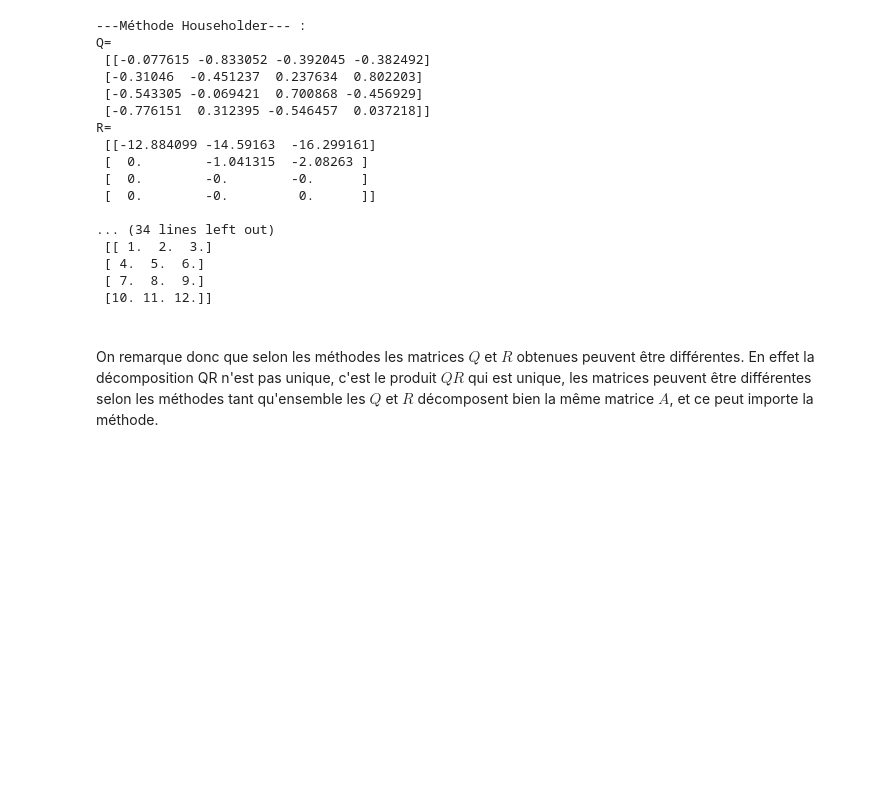
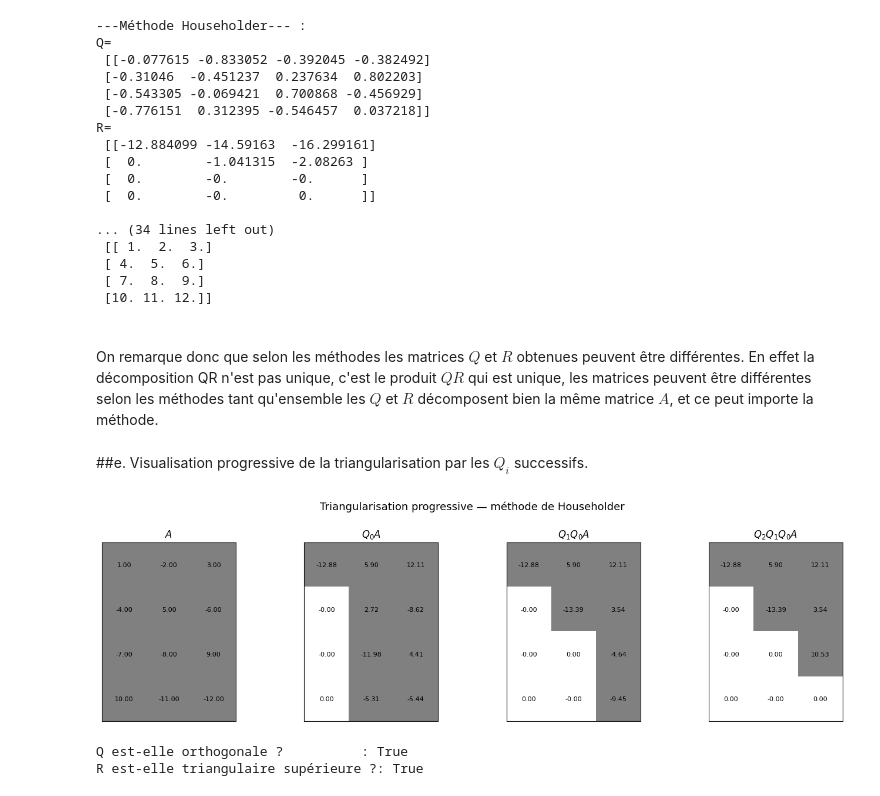
Before and after one commit to PhD-Brown/PHY-3500, a Jupyter notebook: TP_3/draft_Neri.ipynb, the cells around one changed output. Cells and saved outputs as stored; diff of their text form; code cells hidden in the pictures; blank space fills up the shorter version.

```diff
--- a/TP_3/draft_Neri.ipynb
+++ b/TP_3/draft_Neri.ipynb
@@ -393,3 +393,63 @@ R=
 # %% [markdown]
 \
 On remarque donc que selon les méthodes les matrices $Q$ et $R$ obtenues peuvent être différentes. En effet la décomposition QR n'est pas unique, c'est le produit $QR$ qui est unique, les matrices peuvent être différentes selon les méthodes tant qu'ensemble les $Q$ et $R$ décomposent bien la même matrice $A$, et ce peut importe la méthode.
+# %% [markdown]
+##e. Visualisation progressive de la triangularisation par les $Q_i$ successifs.
+# %%
+
+A = np.array([[ 1.,  -2.,   3.],
+              [-4.,   5.,  -6.],
+              [-7.,  -8.,   9.],
+              [10., -11., -12.]])
+
+def householder_steps(A):
+    """Retourne les matrices intermédiaires à chaque étape de Householder."""
+    A = A.astype(float)
+    m, n = A.shape
+    current = A.copy()
+    steps = [current.copy()]
+
+    for i in range(n):      #Pratiquement la même chose que pour householder_qr(), mais on n'accumule pour avoir Q, on sauvegarde dans "steps" le produit matriciel à chaque itération
+        x = current[i:, i]
+        sign = 1.0 if x[0] >= 0 else -1.0
+        v = sign * np.linalg.norm(x) * np.eye(len(x), 1).flatten() + x
+        if v @ v < 1e-14:
+            steps.append(current.copy())
+            continue
+        H = np.eye(len(x)) - 2 * np.outer(v, v) / (v @ v)
+        current[i:, i:] = H @ current[i:, i:]
+        steps.append(current.copy())
+
+    return steps
+
+#Graphique présentant la triangularisation progressive
+from matplotlib.colors import ListedColormap
+cmap = ListedColormap(["white", "gray"]) # ColorMap discrète : soit blanc soit gris, pas de nuance
+
+steps = householder_steps(A)
+labels = ["$A$", "$Q_0 A$", "$Q_1 Q_0 A$", "$Q_2 Q_1 Q_0 A$"]
+
+fig, axes = plt.subplots(1, len(steps), figsize=(14, 4))
+
+for ax, mat, label in zip(axes, steps, labels):
+    masque = (~np.isclose(mat, 0)).astype(float) #nouvelle matrice ou les valeurs nulles restent 0.0, et les non-nulles deviennet 1.0
+    ax.imshow(masque, cmap=cmap, vmin=0, vmax=1) #blanc pour les valeurs nulles, gris pour les valeurs non-nulles
+    ax.set_title(label, fontsize=12)
+    for r in range(mat.shape[0]):
+        for c in range(mat.shape[1]):
+            ax.text(c, r, f"{mat[r, c]:.2f}", ha='center', va='center', fontsize=8)
+    ax.set_xticks([])
+    ax.set_yticks([])
+
+plt.suptitle("Triangularisation progressive — méthode de Householder", fontsize=13)
+plt.tight_layout()
+plt.show()
+
+# Même vérification qu'à la question c.
+Q, R = householder_qr(A)
+print("Q est-elle orthogonale ?          :", np.allclose(Q.T @ Q, np.eye(4)))
+print("R est-elle triangulaire supérieure ?:", np.allclose(R, np.triu(R)))
+# %% [output]
+[figure, added]
+Q est-elle orthogonale ?          : True
+R est-elle triangulaire supérieure ?: True
```
Also changed, not shown: parts of 1 cell of this notebook.
